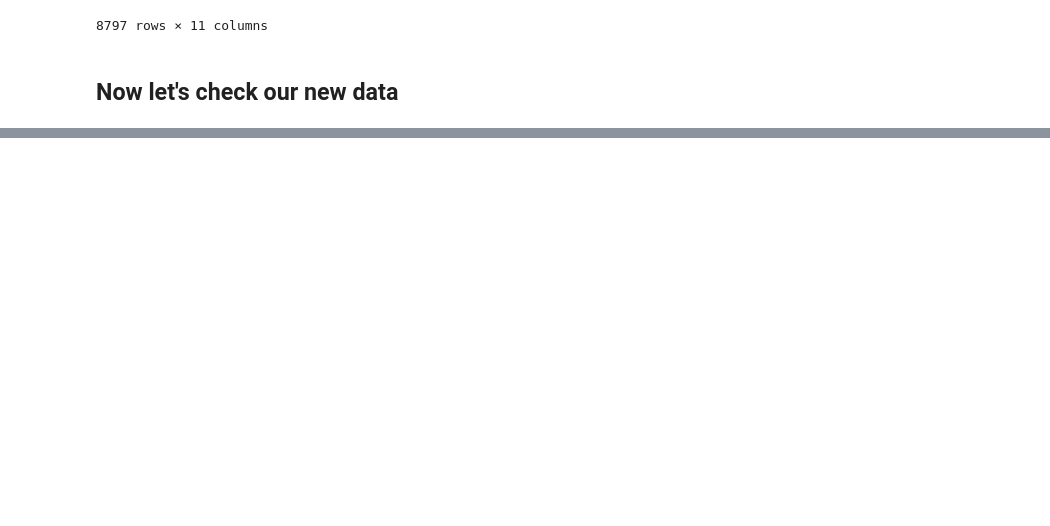
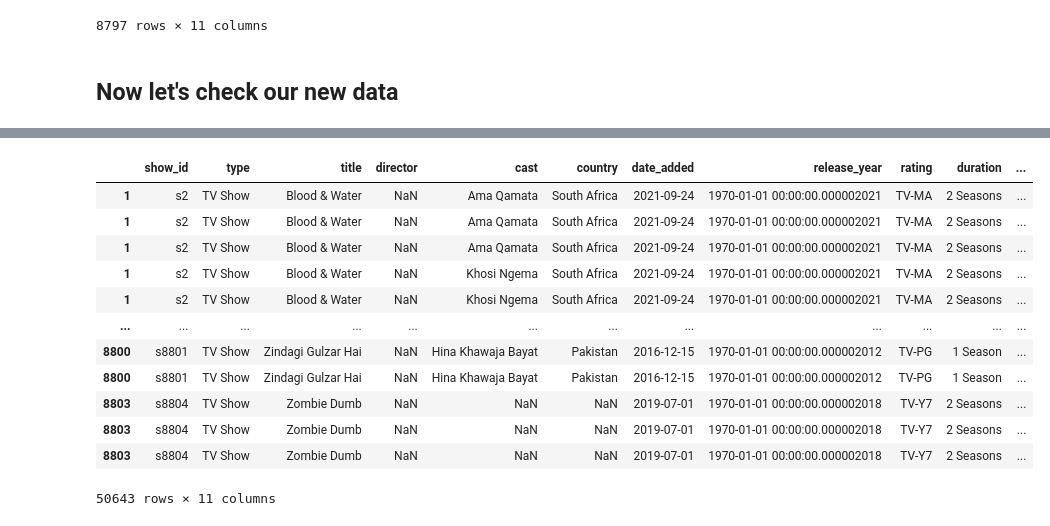
Before and after one commit to charles-owo/ott_platform_data_cleaning, a Jupyter notebook: ott_platform_cleaning.ipynb, the cells around one changed output, grey strips where cells are left out. Drawn from its saved outputs; the diff is of its cells as text; code cells hidden in the pictures; blank space fills up the shorter version.

```diff
--- a/ott_platform_cleaning.ipynb
+++ b/ott_platform_cleaning.ipynb
@@ -167,0 +227,16 @@ df.head()
+# %%
+df[df['director'].isnull()]
+# %% [output]
+|  | show_id | type | title | director | cast | country | date_added | release_year | rating | duration | ... |
+| 1 | s2 | TV Show | Blood & Water | NaN | Ama Qamata | South Africa | 2021-09-24 | 1970-01-01 00:00:00.000002021 | TV-MA | 2 Seasons | ... |
+| 1 | s2 | TV Show | Blood & Water | NaN | Ama Qamata | South Africa | 2021-09-24 | 1970-01-01 00:00:00.000002021 | TV-MA | 2 Seasons | ... |
+| 1 | s2 | TV Show | Blood & Water | NaN | Ama Qamata | South Africa | 2021-09-24 | 1970-01-01 00:00:00.000002021 | TV-MA | 2 Seasons | ... |
+| 1 | s2 | TV Show | Blood & Water | NaN | Khosi Ngema | South Africa | 2021-09-24 | 1970-01-01 00:00:00.000002021 | TV-MA | 2 Seasons | ... |
+| 1 | s2 | TV Show | Blood & Water | NaN | Khosi Ngema | South Africa | 2021-09-24 | 1970-01-01 00:00:00.000002021 | TV-MA | 2 Seasons | ... |
+| ... | ... | ... | ... | ... | ... | ... | ... | ... | ... | ... | ... |
+| 8800 | s8801 | TV Show | Zindagi Gulzar Hai | NaN | Hina Khawaja Bayat | Pakistan | 2016-12-15 | 1970-01-01 00:00:00.000002012 | TV-PG | 1 Season | ... |
+| 8800 | s8801 | TV Show | Zindagi Gulzar Hai | NaN | Hina Khawaja Bayat | Pakistan | 2016-12-15 | 1970-01-01 00:00:00.000002012 | TV-PG | 1 Season | ... |
+| 8803 | s8804 | TV Show | Zombie Dumb | NaN | NaN | NaN | 2019-07-01 | 1970-01-01 00:00:00.000002018 | TV-Y7 | 2 Seasons | ... |
+| 8803 | s8804 | TV Show | Zombie Dumb | NaN | NaN | NaN | 2019-07-01 | 1970-01-01 00:00:00.000002018 | TV-Y7 | 2 Seasons | ... |
+| 8803 | s8804 | TV Show | Zombie Dumb | NaN | NaN | NaN | 2019-07-01 | 1970-01-01 00:00:00.000002018 | TV-Y7 | 2 Seasons | ... |
+50643 rows × 11 columns
```
Also changed, not shown: parts of 17 cells of this notebook.
